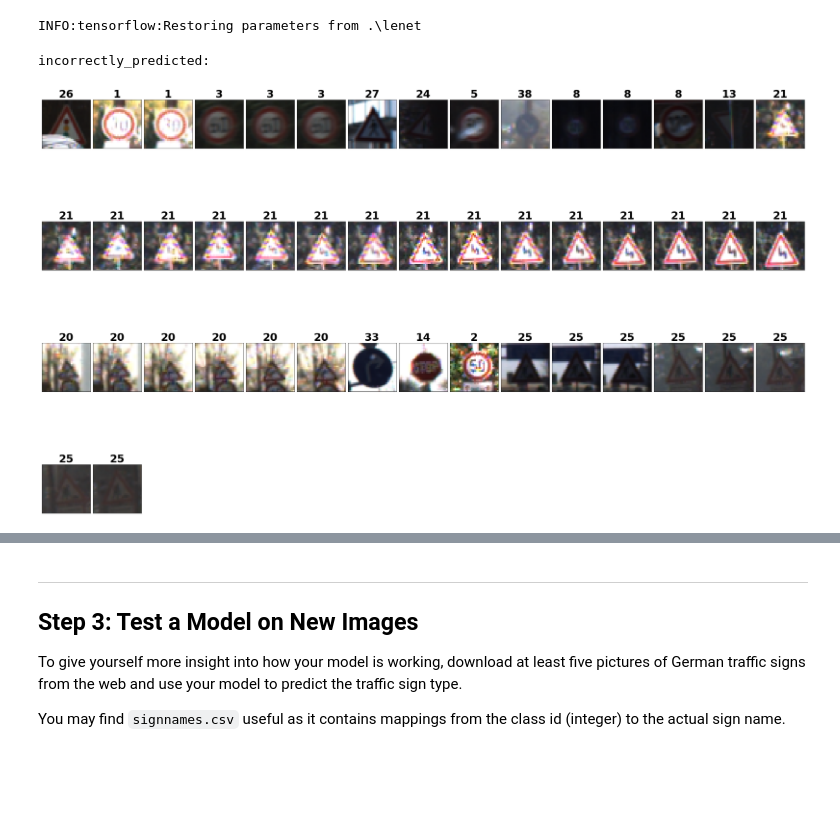
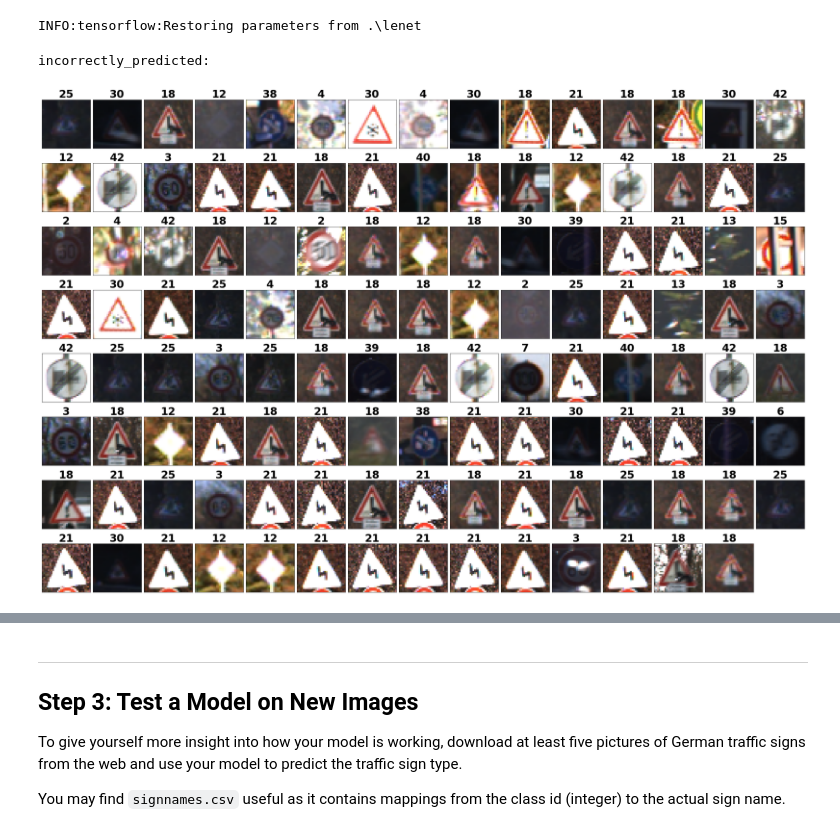
Before and after one commit to HairanWu/CarND-Traffic-Sign-Classifier-Project, a Jupyter notebook: Traffic_Sign_Classifier.ipynb, the cells around one changed output, grey strips where cells are left out. Cells and saved outputs as stored; diff of their text form; code cells hidden in the pictures; blank space fills up the shorter version.

```diff
--- a/Traffic_Sign_Classifier.ipynb
+++ b/Traffic_Sign_Classifier.ipynb
@@ -263,12 +279,11 @@ def gen_class_images(images,lables,sumclass):
         n_samples = len(imagemarkimg)
         print(n_samples)
 
+        n_min_samples = 3500
+        batch_counter = (n_min_samples-n_samples)
+        batch_size=64
 
-        n_min_samples = 2000
-        batch_counter = (n_min_samples-n_samples)
-        batch_size=128
-
-        if n_samples < n_min_samples:
+        while( batch_counter >= 0):
             for x_batch, y_batch in image_datagen.flow(imagemarkimg, labelmarkimg,batch_size):
                 images = np.concatenate((images, x_batch), axis=0)
                 lables = np.concatenate((lables, y_batch), axis=0)
@@ -277,6 +292,10 @@ def gen_class_images(images,lables,sumclass):
                     break
 
                 batch_counter -= batch_size
+        n_samples = len(images[lables == class_n])
+        batch_counter = (n_min_samples-n_samples)
+
+        print('Generating samples numbers = {}'.format(n_samples))
 
     return images,lables
 # %%
@@ -961,13 +900,13 @@ Test Accuracy = 0.973
 # %%
 rate = 0.0001
-# rate = 0.0000001
+# rate = 0.0001
 optimizer = tf.train.AdamOptimizer(learning_rate = rate)
 training_operation = optimizer.minimize(loss_operation)
 
 
 best_validation_accuracy = 0.0
 
-start_log = EPOCHS*0.3
+start_log = 0
 
 # Iteration-number for last improvement to validation accuracy.
 last_improvement = start_log
@@ -987,7 +926,7 @@ with tf.Session() as sess:
         for offset in range(0, num_examples, BATCH_SIZE):
             end = offset + BATCH_SIZE
             batch_x, batch_y = X_train[offset:end], y_train[offset:end]
-            sess.run(training_operation, feed_dict={x: batch_x, y: batch_y,keep_prob1: 0.5,keep_prob2: 0.8,phase: 1})
+            sess.run(training_operation, feed_dict={x: batch_x, y: batch_y,keep_prob1: 0.5,keep_prob2: 0.9,phase: 1})
 
         test_accuracy = evaluate(X_train, y_train)
         print("EPOCH {} ...".format(i+1))
@@ -1056,8 +995,8 @@ def predictlable(X_data, y_data):
 lables = []
 with tf.Session() as sess:
     saver.restore(sess, tf.train.latest_checkpoint('.'))
-#     lables = predictlable(X_test, y_test)
-    lables = predictlable(X_valid, y_valid)
+    lables = predictlable(X_test, y_test)
+#     lables = predictlable(X_valid, y_valid)
 # %% [output]
 INFO:tensorflow:Restoring parameters from .\lenet
 # %%
@@ -1088,10 +1027,12 @@ def show_all_class_images(images,lables,cmap=None):
     plt.show()
 # %%
 print("incorrectly_predicted:")
-incorrectly_predictedx = X_valid[y_valid != lables]
-incorrectly_predictedy = y_valid[y_valid != lables]
+incorrectly_predictedx = X_test[y_test != lables]
+incorrectly_predictedy = y_test[y_test != lables]
+# incorrectly_predictedx = X_valid[y_valid != lables]
+# incorrectly_predictedy = y_valid[y_valid != lables]
 
 show_all_class_images(incorrectly_predictedx,incorrectly_predictedy)
 # %% [output]
 incorrectly_predicted:
-[figure, old version]
+[figure, new version]
```
Also changed, not shown: parts of 22 cells of this notebook.
